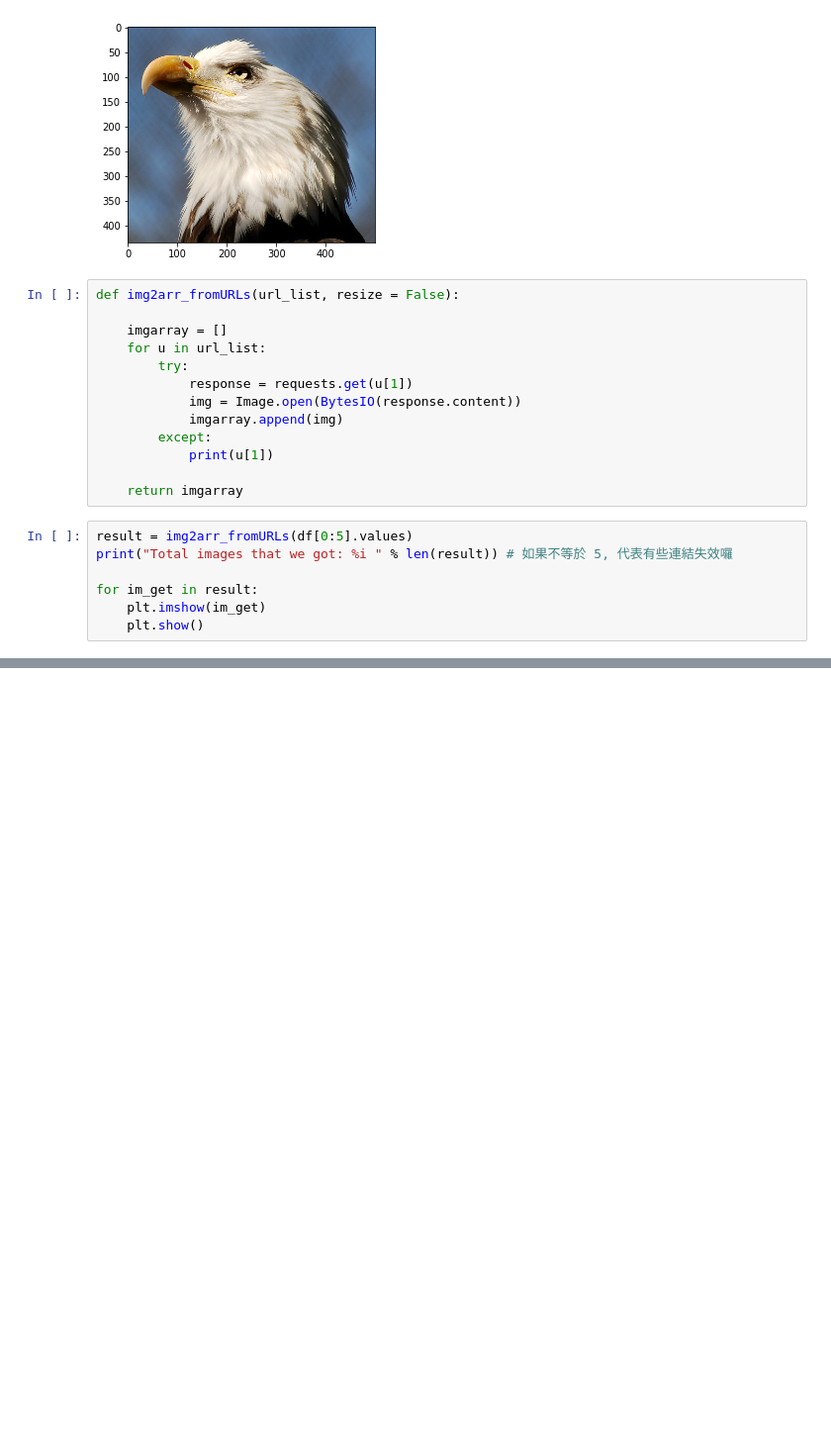
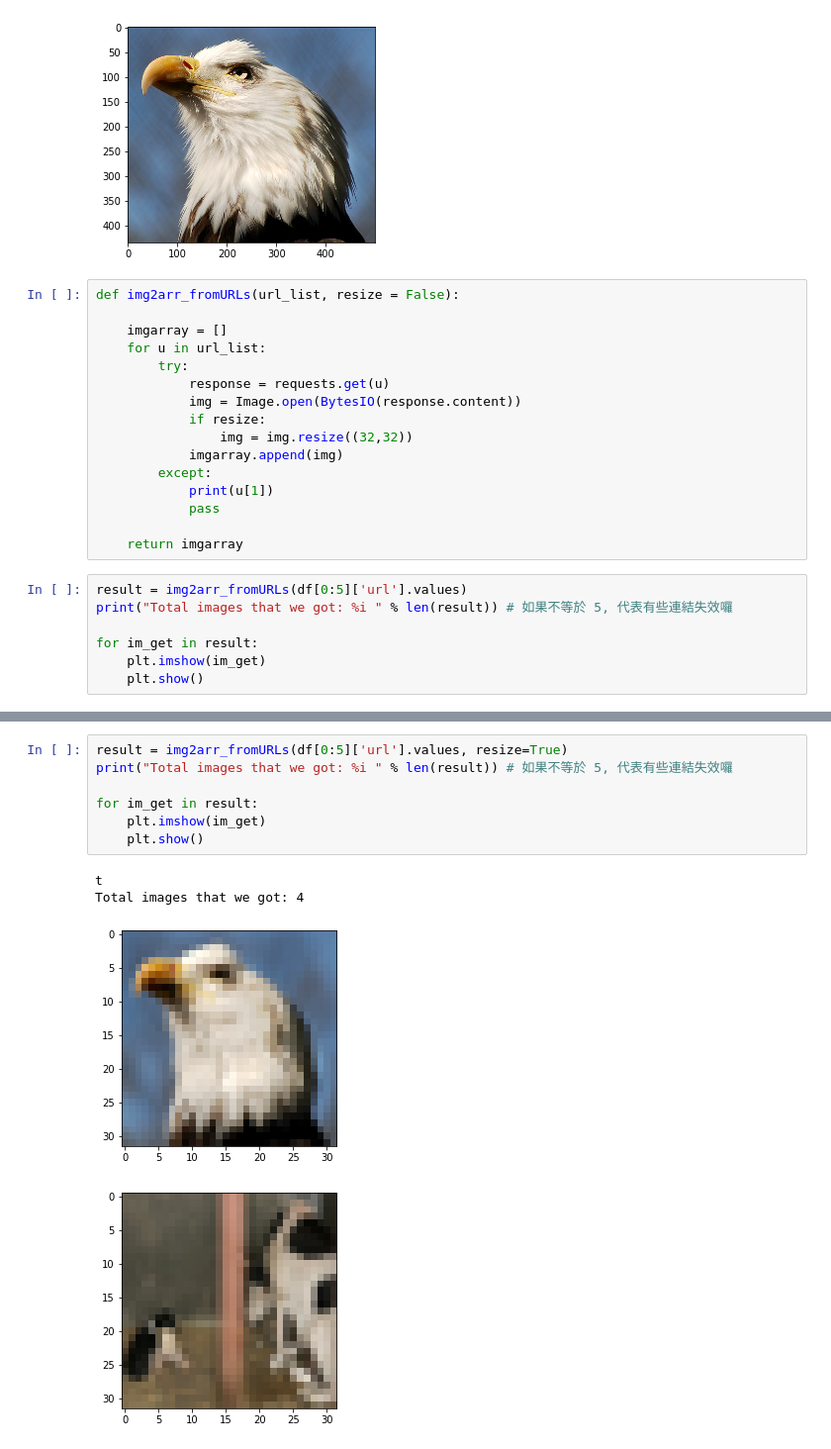
Before and after one commit to arthung/DL-CVMarathon, a Jupyter notebook: Day_005-2_HW.ipynb, the cells around one changed output, grey strips where cells are left out. Shown: that part at 99% size. Cells and saved outputs as stored; diff of their text form; blank space fills up the shorter version.

```diff
--- a/Day_005-2_HW.ipynb
+++ b/Day_005-2_HW.ipynb
@@ -93,15 +93,18 @@ def img2arr_fromURLs(url_list, resize = False):
     imgarray = []
     for u in url_list:
         try:
-            response = requests.get(u[1])
+            response = requests.get(u)
             img = Image.open(BytesIO(response.content))
+            if resize:
+                img = img.resize((32,32))
             imgarray.append(img)
         except:
             print(u[1])
+            pass
 
     return imgarray
 # %%
-result = img2arr_fromURLs(df[0:5].values)
+result = img2arr_fromURLs(df[0:5]['url'].values)
 print("Total images that we got: %i " % len(result)) # 如果不等於 5, 代表有些連結失效囉
 
 for im_get in result:
@@ -114,3 +117,15 @@ Total images that we got: 4
 [figure]
 [figure]
 [figure]
+# %%
+result = img2arr_fromURLs(df[0:5]['url'].values, resize=True)
+print("Total images that we got: %i " % len(result)) # 如果不等於 5, 代表有些連結失效囉
+
+for im_get in result:
+    plt.imshow(im_get)
+    plt.show()
+# %% [output]
+t
+Total images that we got: 4
+[figure, added]
+[figure, added]
```
Also changed, not shown: parts of 2 cells of this notebook.
